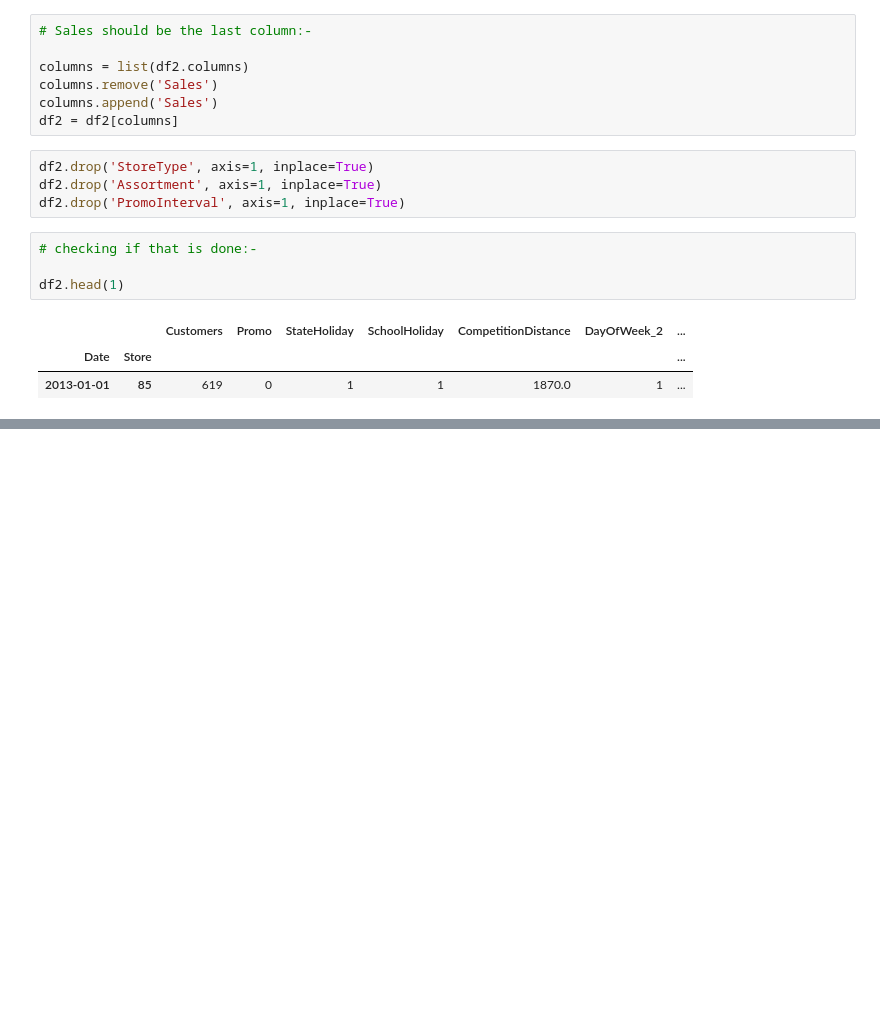
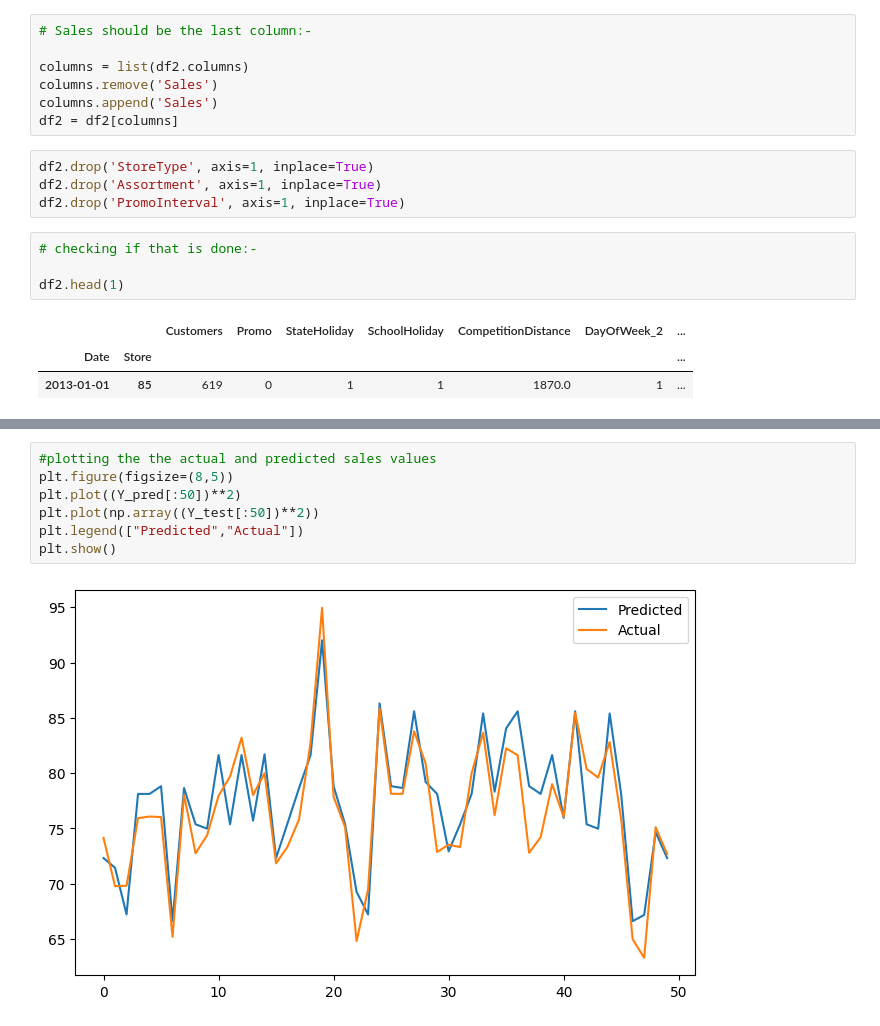
Before and after one commit to nandukamankar/regression-analysis, a Jupyter notebook: Copy_of_regression_analysis_on_rossmann_store_sales_by_nandu_final_.ipynb, the cells around one changed output, grey strips where cells are left out. Saved outputs shown, nothing was run; the diff lists cells and outputs as text; blank space fills up the shorter version.

```diff
--- a/Copy_of_regression_analysis_on_rossmann_store_sales_by_nandu_final_.ipynb
+++ b/Copy_of_regression_analysis_on_rossmann_store_sales_by_nandu_final_.ipynb
@@ -1097,0 +1170,9 @@ df2.head(1)
+# %%
+#plotting the the actual and predicted sales values
+plt.figure(figsize=(8,5))
+plt.plot((Y_pred[:50])**2)
+plt.plot(np.array((Y_test[:50])**2))
+plt.legend(["Predicted","Actual"])
+plt.show()
+# %% [output]
+[figure, added]
```
Also changed, not shown: parts of 13 cells of this notebook.
